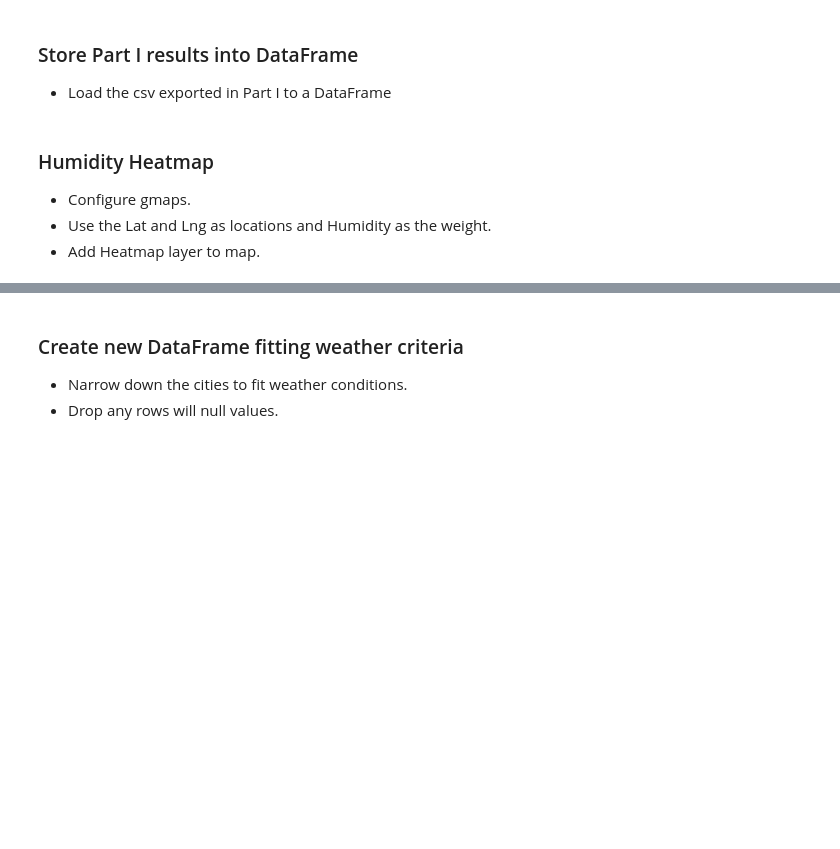
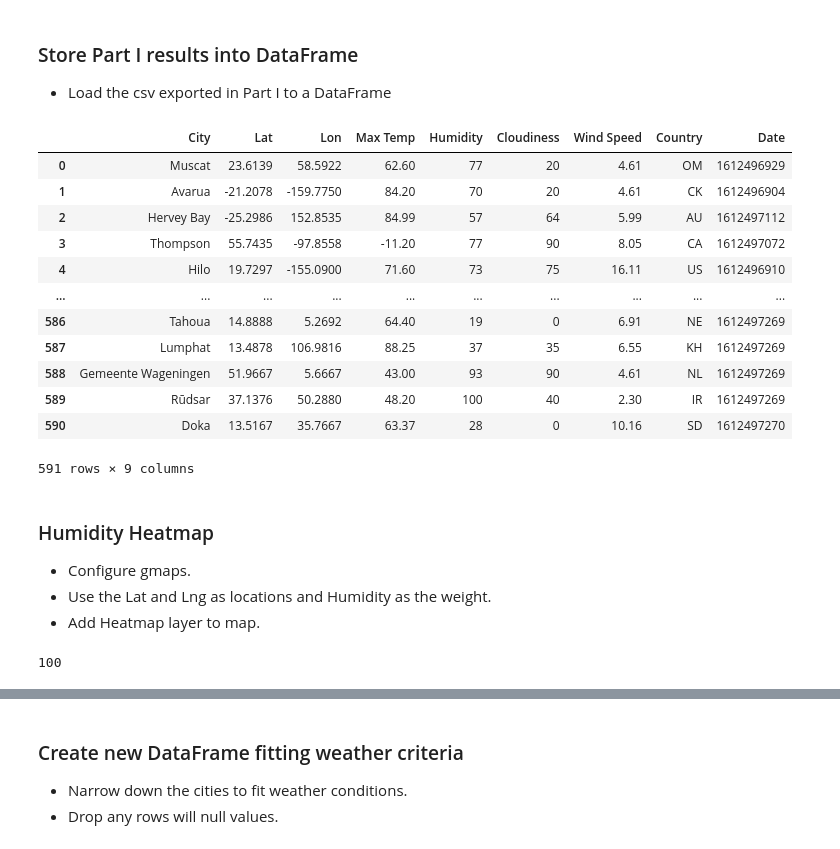
Before and after one commit to PatriceW2/Python-API-Challenge-, a Jupyter notebook: VacationPy/VacationPy.ipynb, the cells around one changed output, grey strips where cells are left out. Drawn from its saved outputs; the diff is of its cells as text; code cells hidden in the pictures; blank space fills up the shorter version.

```diff
--- a/VacationPy/VacationPy.ipynb
+++ b/VacationPy/VacationPy.ipynb
@@ -20,8 +40,37 @@ from config import g_key
 # %% [markdown]
 ### Store Part I results into DataFrame
 * Load the csv exported in Part I to a DataFrame
+# %%
+city_weather_df = pd.read_csv("../WeatherPy/output_data/cities2.csv")
+city_weather_df
+# %% [output]
+|  | City | Lat | Lon | Max Temp | Humidity | Cloudiness | Wind Speed | Country | Date |
+| 0 | Muscat | 23.6139 | 58.5922 | 62.60 | 77 | 20 | 4.61 | OM | 1612496929 |
+| 1 | Avarua | -21.2078 | -159.7750 | 84.20 | 70 | 20 | 4.61 | CK | 1612496904 |
+| 2 | Hervey Bay | -25.2986 | 152.8535 | 84.99 | 57 | 64 | 5.99 | AU | 1612497112 |
+| 3 | Thompson | 55.7435 | -97.8558 | -11.20 | 77 | 90 | 8.05 | CA | 1612497072 |
+| 4 | Hilo | 19.7297 | -155.0900 | 71.60 | 73 | 75 | 16.11 | US | 1612496910 |
+| ... | ... | ... | ... | ... | ... | ... | ... | ... | ... |
+| 586 | Tahoua | 14.8888 | 5.2692 | 64.40 | 19 | 0 | 6.91 | NE | 1612497269 |
+| 587 | Lumphat | 13.4878 | 106.9816 | 88.25 | 37 | 35 | 6.55 | KH | 1612497269 |
+| 588 | Gemeente Wageningen | 51.9667 | 5.6667 | 43.00 | 93 | 90 | 4.61 | NL | 1612497269 |
+| 589 | Rūdsar | 37.1376 | 50.2880 | 48.20 | 100 | 40 | 2.30 | IR | 1612497269 |
+| 590 | Doka | 13.5167 | 35.7667 | 63.37 | 28 | 0 | 10.16 | SD | 1612497270 |
+591 rows × 9 columns
 # %% [markdown]
 ### Humidity Heatmap
 * Configure gmaps.
 * Use the Lat and Lng as locations and Humidity as the weight.
 * Add Heatmap layer to map.
+# %%
+# Access maps with unique API key
+gmaps.configure(api_key=g_key)
+
+# Store latitude and longitude in locations
+locations = city_weather_df[["Lat", "Lon"]].astype(float)
+humid = city_weather_df["Humidity"].astype(float)
+
+max_humid = city_weather_df["Humidity"].max()
+max_humid
+# %% [output]
+100
```
Also changed, not shown: parts of 4 cells of this notebook, 1 other file.
